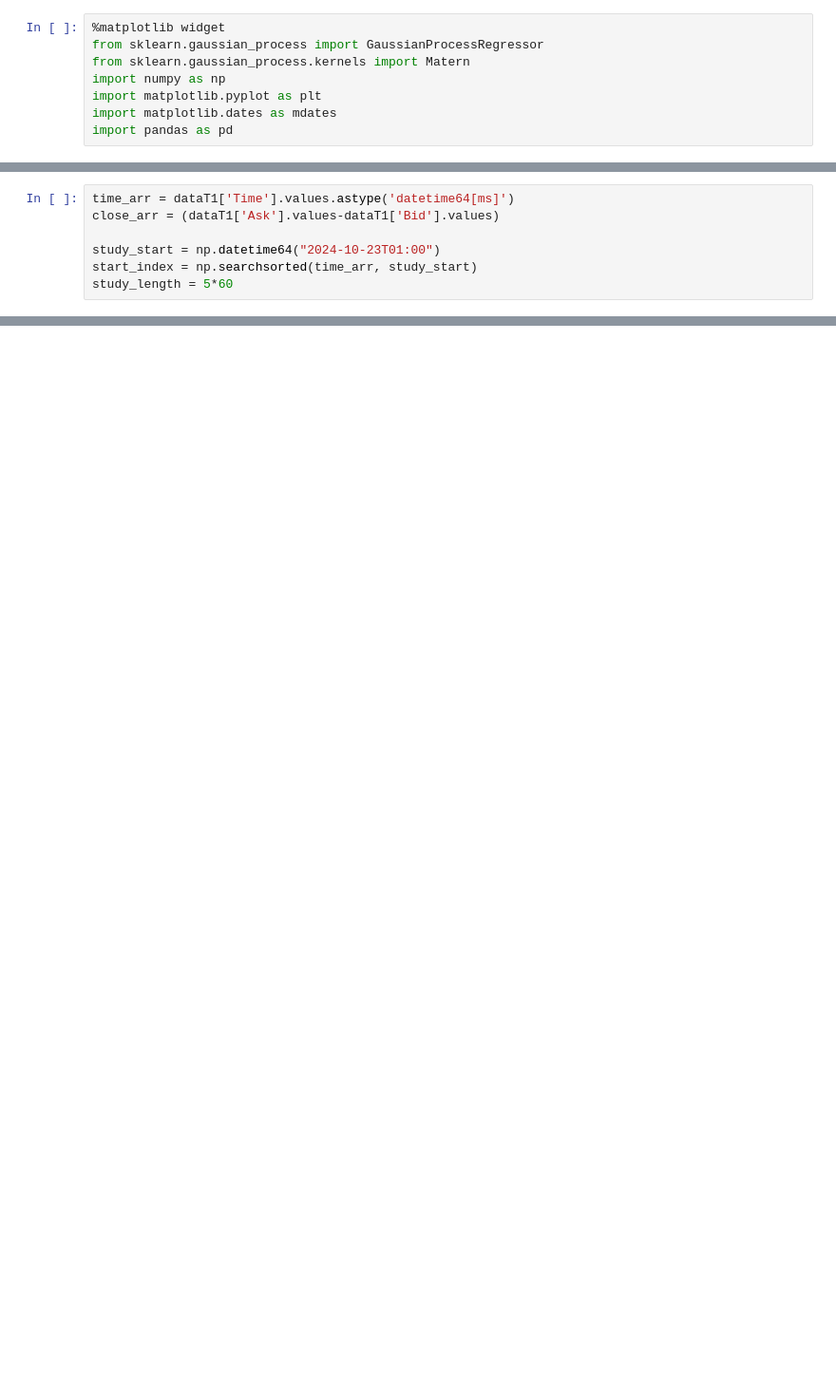
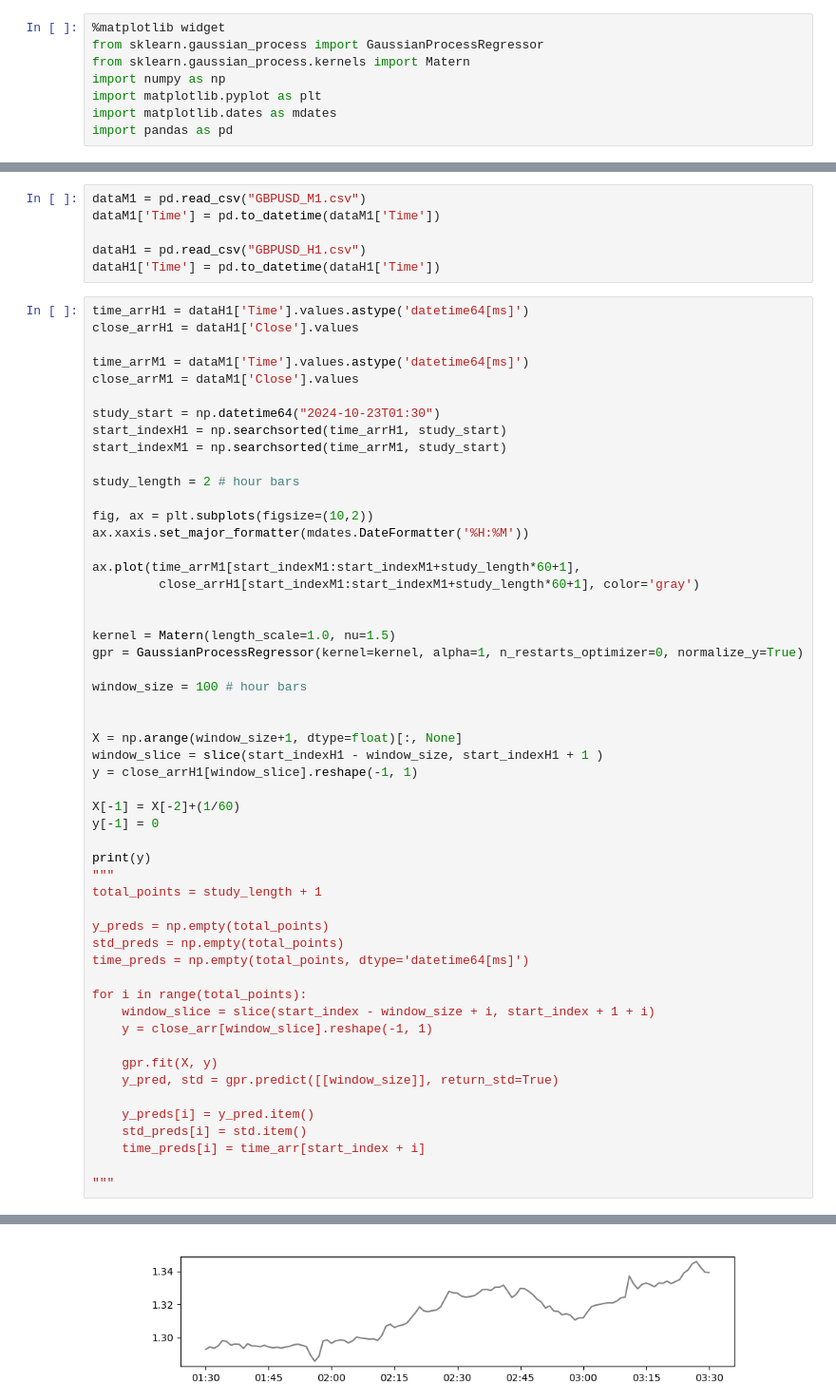
Before and after one commit to alexrmiller2/gpr-system, a Jupyter notebook: live-gpr-v2.ipynb, the cells around one changed output, grey strips where cells are left out. Shown at 95% size. Drawn from its saved outputs; the diff is of its cells as text; blank space fills up the shorter version.

```diff
--- a/live-gpr-v2.ipynb
+++ b/live-gpr-v2.ipynb
@@ -12,7 +8,0 @@ dataT1['Time'] = pd.to_datetime(dataT1['Time'], dayfirst=True)
-# %%
-time_arr = dataT1['Time'].values.astype('datetime64[ms]')
-close_arr = (dataT1['Ask'].values-dataT1['Bid'].values)
-
-study_start = np.datetime64("2024-10-23T01:00")
-start_index = np.searchsorted(time_arr, study_start)
-study_length = 5*60
@@ -29,0 +9,60 @@ plt.show()
+# %%
+dataM1 = pd.read_csv("GBPUSD_M1.csv")
+dataM1['Time'] = pd.to_datetime(dataM1['Time'])
+
+dataH1 = pd.read_csv("GBPUSD_H1.csv")
+dataH1['Time'] = pd.to_datetime(dataH1['Time'])
+# %%
+time_arrH1 = dataH1['Time'].values.astype('datetime64[ms]')
+close_arrH1 = dataH1['Close'].values
+
+time_arrM1 = dataM1['Time'].values.astype('datetime64[ms]')
+close_arrM1 = dataM1['Close'].values
+
+study_start = np.datetime64("2024-10-23T01:30")
+start_indexH1 = np.searchsorted(time_arrH1, study_start)
+start_indexM1 = np.searchsorted(time_arrM1, study_start)
+
+study_length = 2 # hour bars
+
+fig, ax = plt.subplots(figsize=(10,2))
+ax.xaxis.set_major_formatter(mdates.DateFormatter('%H:%M'))
+
+ax.plot(time_arrM1[start_indexM1:start_indexM1+study_length*60+1],
+         close_arrH1[start_indexM1:start_indexM1+study_length*60+1], color='gray')
+
+
+kernel = Matern(length_scale=1.0, nu=1.5)
+gpr = GaussianProcessRegressor(kernel=kernel, alpha=1, n_restarts_optimizer=0, normalize_y=True)
+
+window_size = 100 # hour bars
+
+
+X = np.arange(window_size+1, dtype=float)[:, None]
+window_slice = slice(start_indexH1 - window_size, start_indexH1 + 1 )
+y = close_arrH1[window_slice].reshape(-1, 1)
+
+X[-1] = X[-2]+(1/60)
+y[-1] = 0
+
+print(y)
+"""
+total_points = study_length + 1
+
+y_preds = np.empty(total_points)
+std_preds = np.empty(total_points)
+time_preds = np.empty(total_points, dtype='datetime64[ms]')
+
+for i in range(total_points):
+    window_slice = slice(start_index - window_size + i, start_index + 1 + i)
+    y = close_arr[window_slice].reshape(-1, 1)
+
+    gpr.fit(X, y)
+    y_pred, std = gpr.predict([[window_size]], return_std=True)
+
+    y_preds[i] = y_pred.item()
+    std_preds[i] = std.item()
+    time_preds[i] = time_arr[start_index + i]
+
+"""
+# %% [output]
@@ -29,0 +87 @@ plt.show()
+[figure, added]
```
Also changed, not shown: parts of 4 cells of this notebook, 2 other files.
